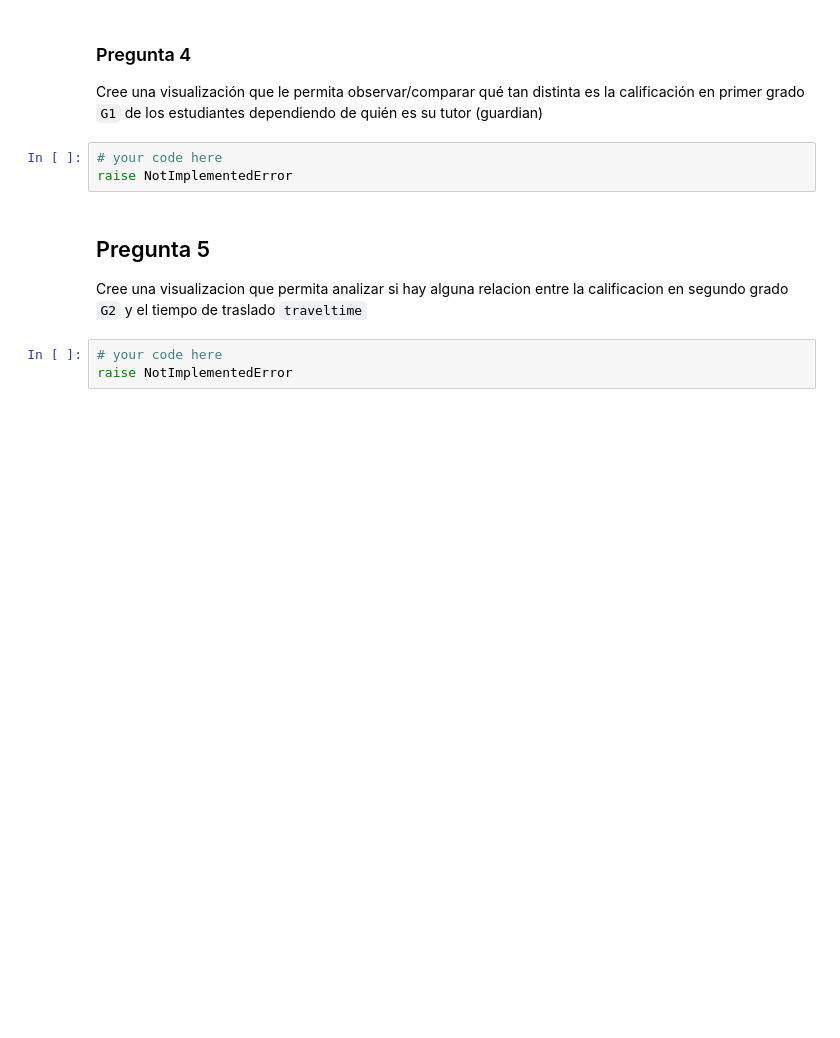
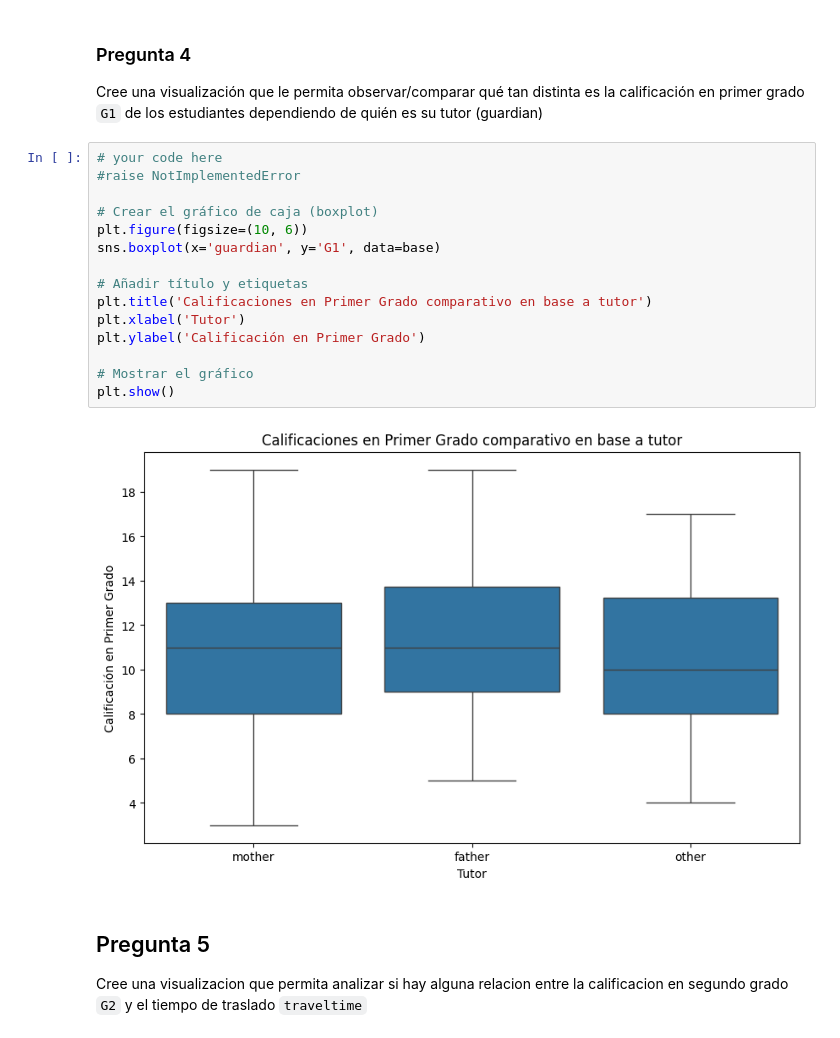
Before and after one commit to Carolinsrainbow/UC_AnalisisdeDatosEnPython, a Jupyter notebook: Laboratorio3.ipynb, the cells around one changed output. Saved outputs shown, nothing was run; the diff lists cells and outputs as text; blank space fills up the shorter version.

```diff
--- a/Laboratorio3.ipynb
+++ b/Laboratorio3.ipynb
@@ -210,13 +210,24 @@ Bienvenido a la segunda parte del laboratorio.
 ### Pregunta 4
 
 Cree una visualización que le permita observar/comparar qué tan distinta es la calificación en primer grado `G1` de los estudiantes dependiendo de quién es su tutor (guardian)
-# %%
-# your code here
-raise NotImplementedError
+# %%
+# your code here
+#raise NotImplementedError
+
+# Crear el gráfico de caja (boxplot)
+plt.figure(figsize=(10, 6))
+sns.boxplot(x='guardian', y='G1', data=base)
+
+# Añadir título y etiquetas
+plt.title('Calificaciones en Primer Grado comparativo en base a tutor')
+plt.xlabel('Tutor')
+plt.ylabel('Calificación en Primer Grado')
+
+# Mostrar el gráfico
+plt.show()
+# %% [output]
+[figure, added]
 # %% [markdown]
 ## Pregunta 5
 
 Cree una visualizacion que permita analizar si hay alguna relacion entre la calificacion en segundo grado `G2` y el tiempo de traslado `traveltime`
-# %%
-# your code here
-raise NotImplementedError
```
Also changed, not shown: parts of 1 cell of this notebook.
